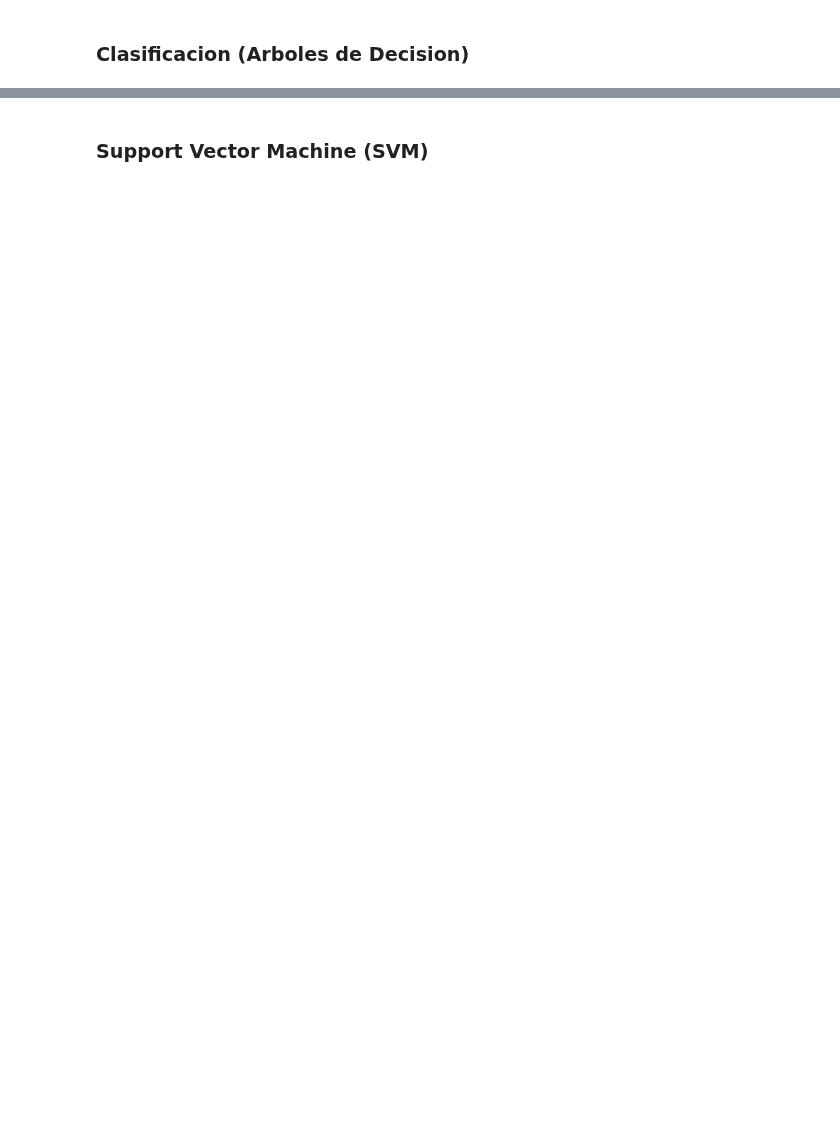
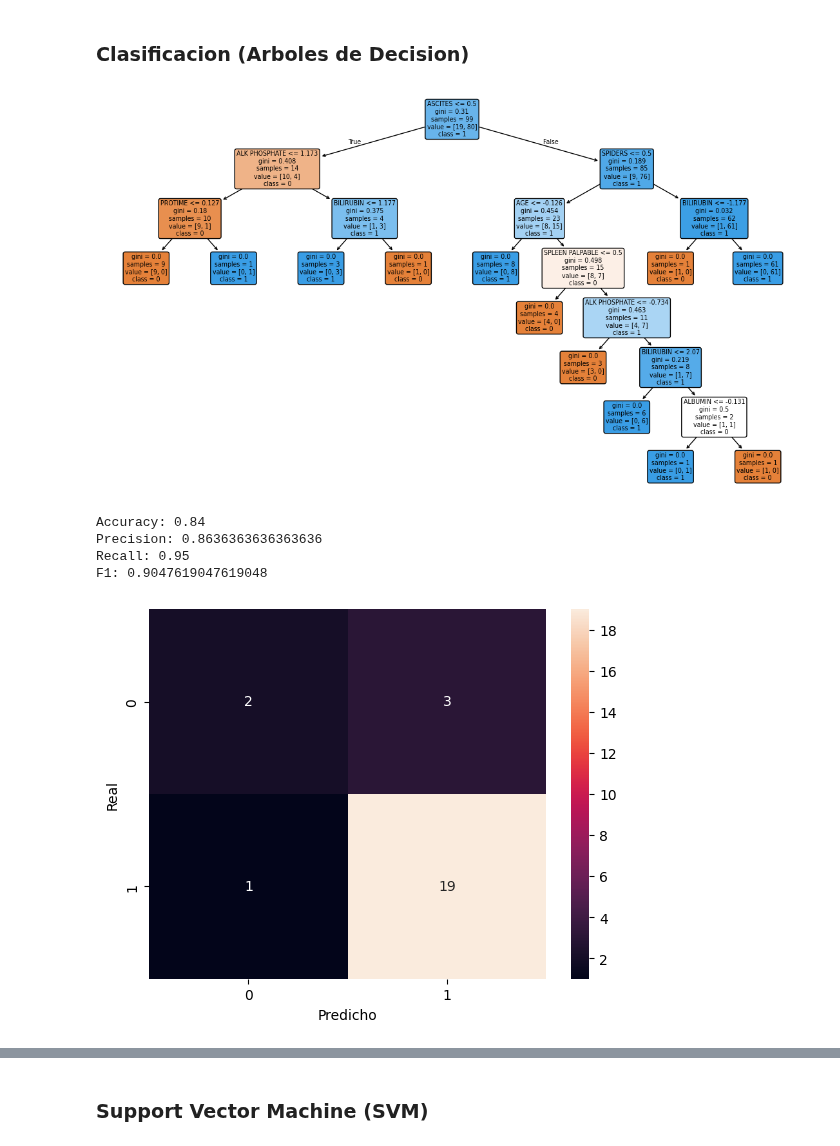
Before and after one commit to phobbins/AnalisisDatos, a Jupyter notebook: Proyecto/Hepatitis_Predict.ipynb, the cells around one changed output, grey strips where cells are left out. Drawn from its saved outputs; the diff is of its cells as text; code cells hidden in the pictures; blank space fills up the shorter version.

```diff
--- a/Proyecto/Hepatitis_Predict.ipynb
+++ b/Proyecto/Hepatitis_Predict.ipynb
@@ -1165,2 +1108,24 @@ print(roc_auc_score(y_test, y_prob))
 # %% [markdown]
 ### Clasificacion (Arboles de Decision)
+# %%
+modelo_decision_tree = DecisionTreeClassifier()
+modelo_decision_tree.fit(X_train, y_train)
+y_pred = modelo_decision_tree.predict(X_val)
+
+# %% Mostrar arbol de decision con plot_tree
+plt.figure(figsize=(14, 8))
+plot_tree(modelo_decision_tree,
+          feature_names=X_train.columns,
+          class_names=['0', '1'],
+          filled=True,
+          rounded=True)
+plt.show()
+
+obtener_metricas_evaluacion(y_val, y_pred)
+# %% [output]
+[figure, added]
+Accuracy: 0.84
+Precision: 0.8636363636363636
+Recall: 0.95
+F1: 0.9047619047619048
+[figure, added]
```
Also changed, not shown: parts of 15 cells of this notebook, 1 other file.
